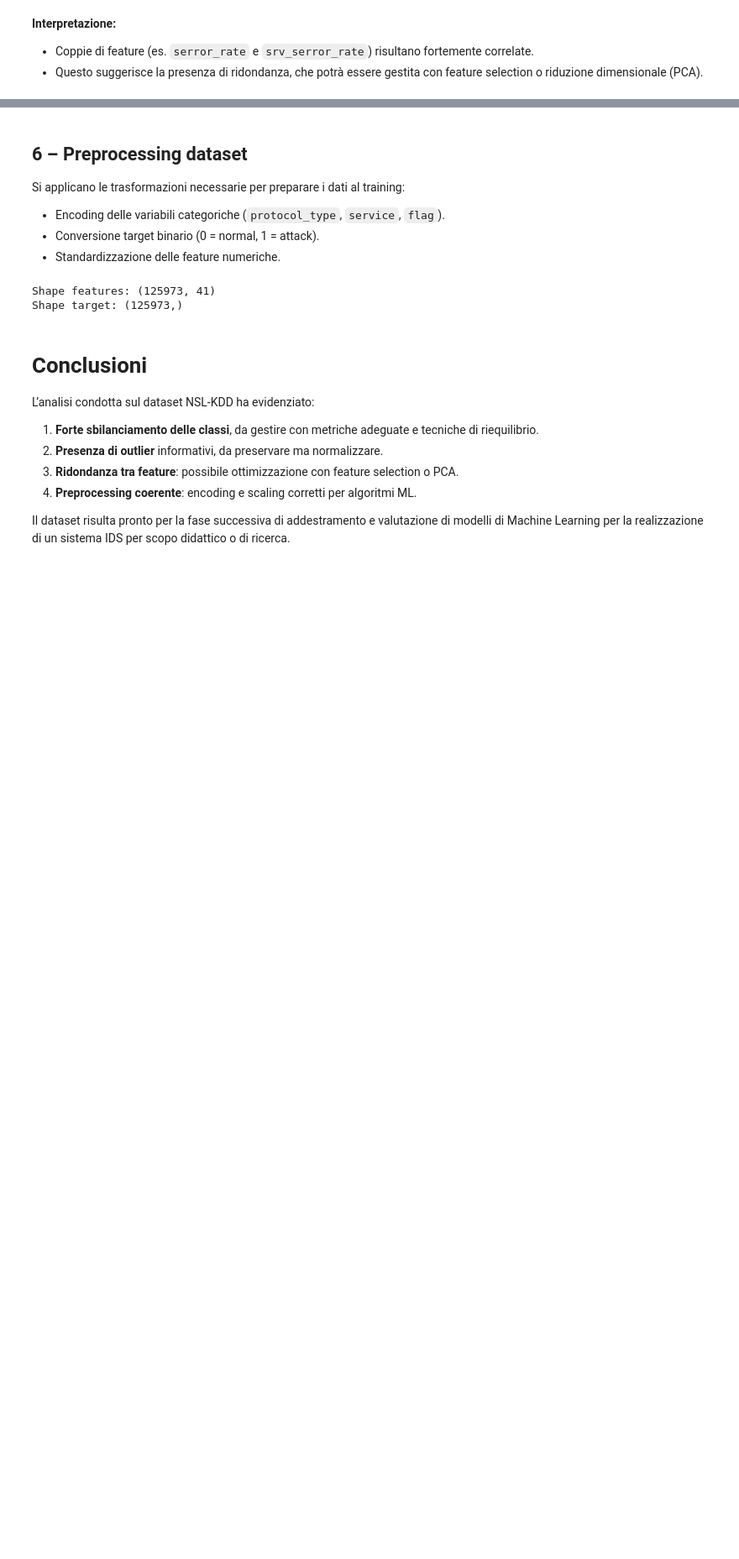
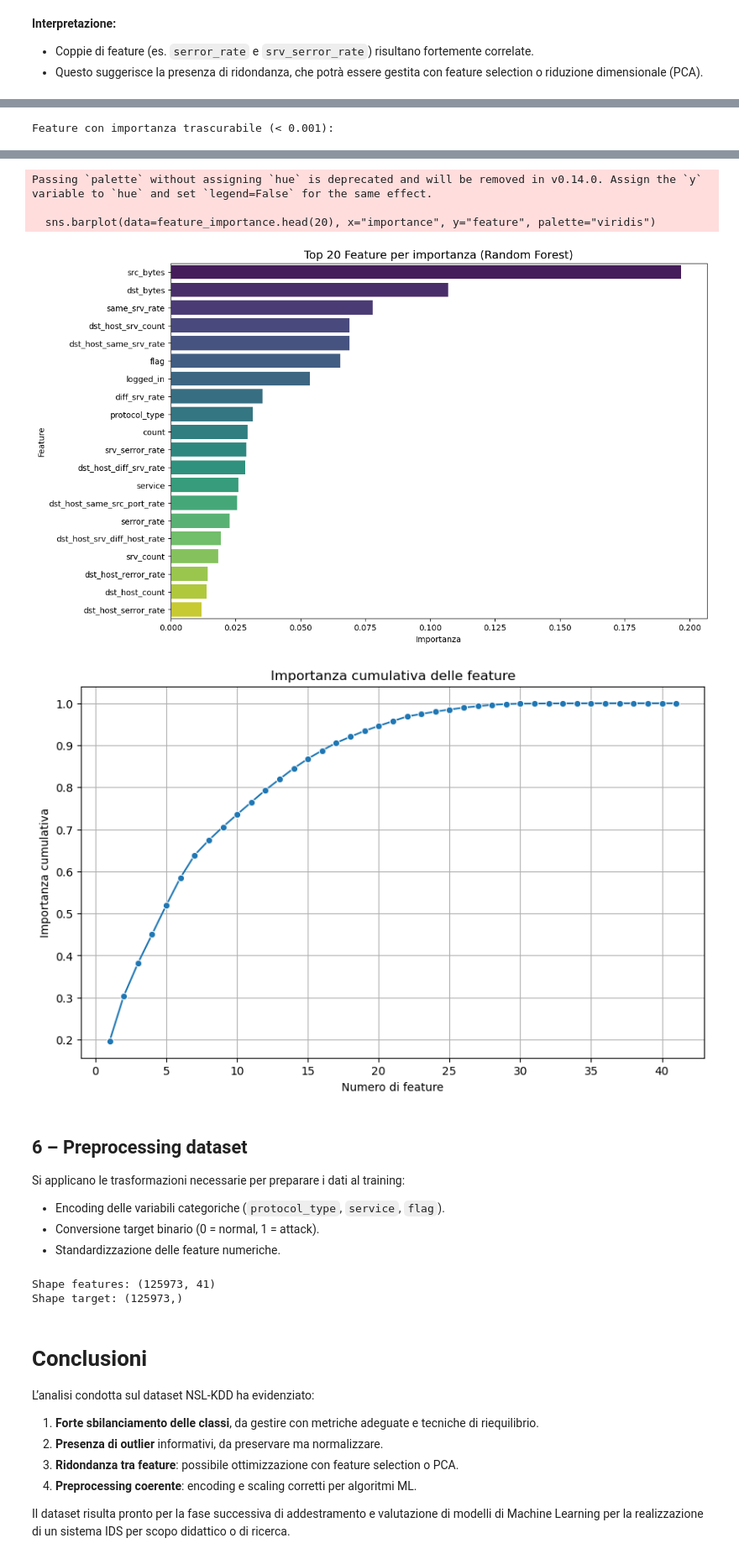
Before and after one commit to TDianaAle/logAIzer, a Jupyter notebook: analysis.ipynb, the cells around one changed output, grey strips where cells are left out. Shown at 84% size. Saved outputs shown, nothing was run; the diff lists cells and outputs as text; code cells hidden in the pictures; blank space fills up the shorter version.

```diff
--- a/analysis.ipynb
+++ b/analysis.ipynb
@@ -141,0 +155,73 @@ plt.show()
+# %%
+
+
+
+import pandas as pd
+import matplotlib.pyplot as plt
+import seaborn as sns
+from sklearn.preprocessing import LabelEncoder, StandardScaler
+from sklearn.ensemble import RandomForestClassifier
+
+
+df = train.copy()
+
+# Etichetta binaria
+df["binary_label"] = df["label"].apply(lambda x: 0 if x == "normal" else 1)
+
+# Encoding variabili categoriche
+encoder = LabelEncoder()
+for col in ["protocol_type", "service", "flag"]:
+    df[col] = encoder.fit_transform(df[col])
+
+# X (feature) e y (target)
+X = df.drop(columns=["label", "difficulty", "binary_label"])
+y = df["binary_label"]
+
+# Scaling
+scaler = StandardScaler()
+X_scaled = scaler.fit_transform(X)
+
+# 2. Training Random Forest per calcolare importanza delle feature
+rf = RandomForestClassifier(n_estimators=100, random_state=42, class_weight="balanced")
+rf.fit(X_scaled, y)
+
+importances = rf.feature_importances_
+feature_names = X.columns
+
+feature_importance = pd.DataFrame({
+    "feature": feature_names,
+    "importance": importances
+}).sort_values(by="importance", ascending=False)
+
+# Arrotondamento dei valori
+feature_importance["importance"] = feature_importance["importance"].round(4)
+
+# 3. Tabella completa ordinata
+pd.set_option("display.max_rows", None)
+display(feature_importance)
+
+# 4. Feature poco rilevanti (importanza < 0.001)
+low_importance = feature_importance[feature_importance["importance"] < 0.001]
+print("\nFeature con importanza trascurabile (< 0.001):")
+display(low_importance)
+
+# 5. Visualizzazione Top 20
+plt.figure(figsize=(12,8))
+sns.barplot(data=feature_importance.head(20), x="importance", y="feature", palette="viridis")
+plt.title("Top 20 Feature per importanza (Random Forest)", fontsize=14)
+plt.xlabel("Importanza")
+plt.ylabel("Feature")
+plt.show()
+
+# 6. Curva cumulativa
+feature_importance["cumulative"] = feature_importance["importance"].cumsum()
+plt.figure(figsize=(10,6))
+sns.lineplot(x=range(1, len(feature_importance)+1),
+    y="cumulative",
+    data=feature_importance, marker="o")
+plt.title("Importanza cumulativa delle feature")
+plt.xlabel("Numero di feature")
+plt.ylabel("Importanza cumulativa")
+plt.grid(True)
+plt.show()
+# %% [output]
@@ -141,0 +245 @@ plt.show()
+Feature con importanza trascurabile (< 0.001):
@@ -142,3 +258,8 @@ plt.show()
+Passing `palette` without assigning `hue` is deprecated and will be removed in v0.14.0. Assign the `y` variable to `hue` and set `legend=False` for the same effect.
+
+  sns.barplot(data=feature_importance.head(20), x="importance", y="feature", palette="viridis")
+[figure, added]
+[figure, added]
 # %% [markdown]
 ## 6 – Preprocessing dataset
 Si applicano le trasformazioni necessarie per preparare i dati al training:
```
Also changed, not shown: parts of 5 cells of this notebook, 3 other files.
